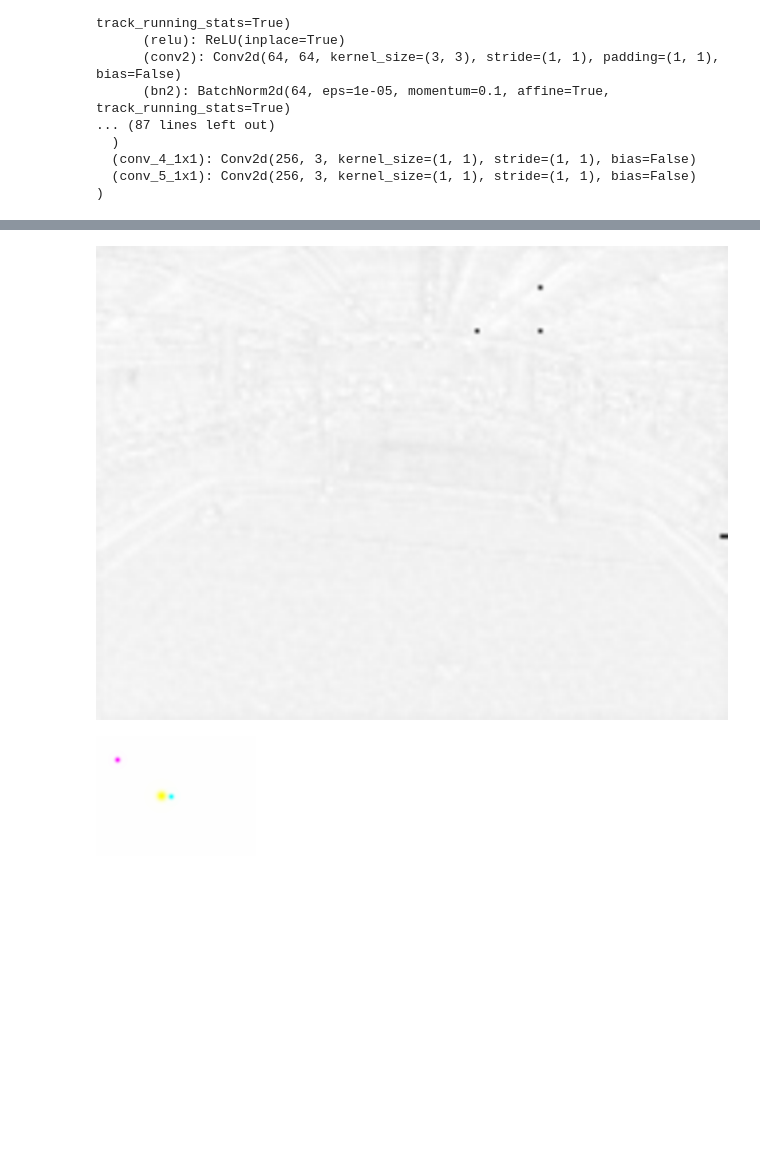
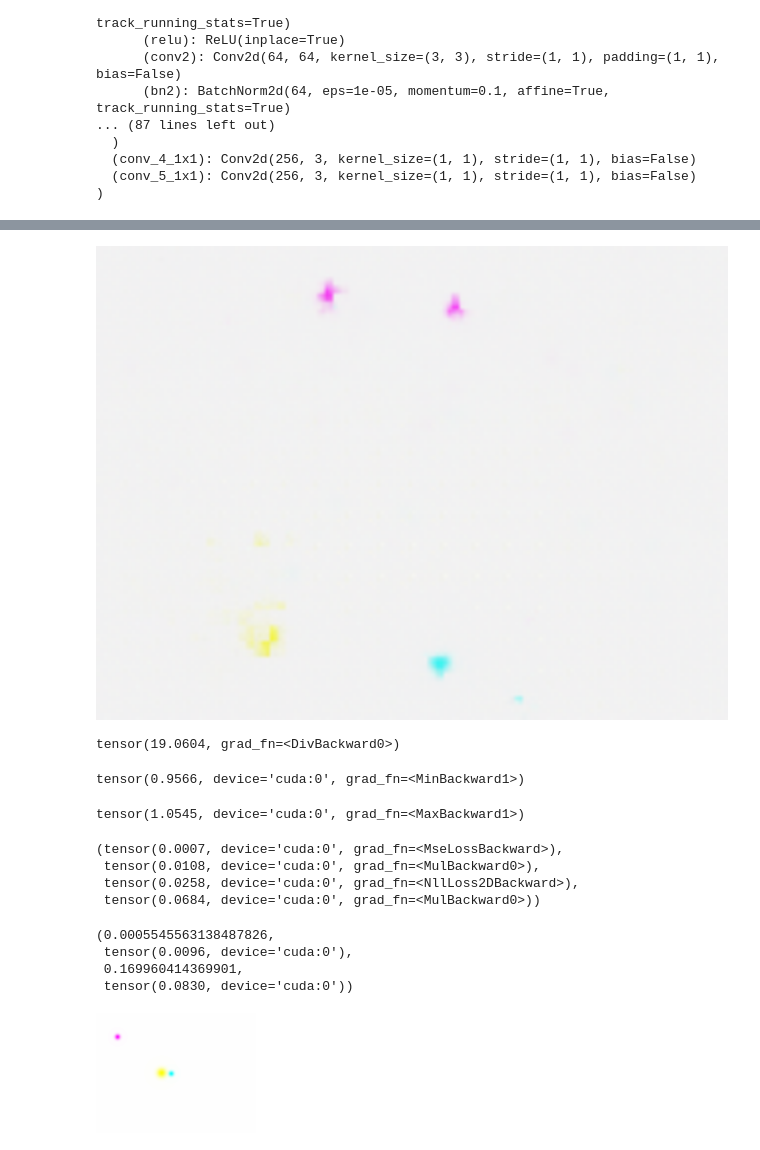
Before and after one commit to aakash2121995/Cuda-Vision-Lab, a Jupyter notebook: Project/Training.ipynb, the cells around one changed output, grey strips where cells are left out. Drawn from its saved outputs; the diff is of its cells as text; code cells hidden in the pictures; blank space fills up the shorter version.

```diff
--- a/Project/Training.ipynb
+++ b/Project/Training.ipynb
@@ -98,8 +104,11 @@ NimbroNet18(
   (conv_5_1x1): Conv2d(256, 3, kernel_size=(1, 1), stride=(1, 1), bias=False)
 )
 # %%
-criterion_mse = nn.MSELoss()
 criterion_cross_ent = nn.CrossEntropyLoss()
+
+
+def mse_loss_fn(y_hat,y):
+    return ((y - y_hat)**2).sum()/y.shape[0]
 
 def total_variation_loss(y):
     return torch.sum(torch.abs(y[:, :, :, :-1] - y[:, :, :, 1:])) + torch.sum(torch.abs(y[:, :, :-1, :] - y[:, :, 1:, :]))
@@ -110,8 +119,8 @@ train_losses = []
 val_losses = []
 # %%
 nimbro_net.train()
-var_loss_weight1 = 0.000005
-var_loss_weight2 = 0.000002
+var_loss_weight1 = 0.0000005
+var_loss_weight2 = 0.0000002
 # mse_loss_weight = 20
 for epoch in range(200):
     for batch_id in range(500):
@@ -128,7 +137,7 @@ for epoch in range(200):
         _,blob = nimbro_net(images)
 
         ttl_var_blob = total_variation_loss(blob)*var_loss_weight1
-        mse_loss = criterion_mse(blob, target)
+        mse_loss = mse_loss_fn(blob, target)
         blob_loss = ttl_var_blob + mse_loss
         blob_loss.backward()
 
@@ -171,7 +180,7 @@ for epoch in range(200):
 
             # Forward pass only to get logits/output
             _,blob = nimbro_net(images)
-            val_loss +=   (criterion_mse(blob,target).item()-val_loss)/(k+1)
+            val_loss +=   (mse_loss_fn(blob,target).item()-val_loss)/(k+1)
             tot_var_loss_blob += (total_variation_loss(blob) - tot_var_loss_blob)/(k+1)
 
         for k,(images, target) in enumerate(val_seg_loader):
@@ -190,7 +199,7 @@ for epoch in range(200):
     # Print Loss
     tot_var_loss_blob *= var_loss_weight1
     tot_var_loss_seg  *= var_loss_weight2
-    print(f'\tValidation MSE Loss: {val_loss:.4}\tCross Entropy: {seg_loss:.4}')
+    print(f'\tValidation MSE Loss: {val_loss:.3f}\tCross Entropy: {seg_loss:.3f}')
     print(f'\tVariance Loss Blobs:{tot_var_loss_blob:.3}\tVariance Loss Seg:{tot_var_loss_seg:.2}\n--------------------------------------------------------------\n')
     val_losses.append((val_loss,tot_var_loss_blob,seg_loss,tot_var_loss_seg))
     nimbro_net.train()
@@ -199,3 +224,6 @@ i=445
+# %%
+i=87
+ds = test_seg_dataset
 # %%
-seg,blob = nimbro_net(train_dataset[i][0].unsqueeze(0).cuda())
+seg,blob = nimbro_net(ds[i][0].unsqueeze(0).cuda())
 # %%
@@ -213,7 +241,34 @@ TF.resize(TF.to_pil_image(seg.cpu()[0].argmax(0)/2.0),(480,640))
 # %%
-TF.resize(TF.to_pil_image(blob.cpu()[0,0]/2.1),(480,640))
+TF.resize(TF.to_pil_image(blob.cpu()[0]-0.05),(480,640))
 # %% [output]
-[figure, old version]
+[figure, new version]
+# %%
+((train_dataset[i][1][0] - blob[0].cpu())**2).sum()/blob.shape[0]
+# %% [output]
+tensor(19.0604, grad_fn=<DivBackward0>)
+# %%
+blob[0]
+# %% [output]
+tensor(0.9566, device='cuda:0', grad_fn=<MinBackward1>)
+# %%
+blob.max()
+# %% [output]
+tensor(1.0545, device='cuda:0', grad_fn=<MaxBackward1>)
+# %%
+
+train_losses[-1]
+# %% [output]
+(tensor(0.0007, device='cuda:0', grad_fn=<MseLossBackward>),
+ tensor(0.0108, device='cuda:0', grad_fn=<MulBackward0>),
+ tensor(0.0258, device='cuda:0', grad_fn=<NllLoss2DBackward>),
+ tensor(0.0684, device='cuda:0', grad_fn=<MulBackward0>))
+# %%
+val_losses[-1]
+# %% [output]
+(0.0005545563138487826,
+ tensor(0.0096, device='cuda:0'),
+ 0.169960414369901,
+ tensor(0.0830, device='cuda:0'))
 # %%
 images, target = next(iter(train_blob_loader))
 # %%
```
Also changed, not shown: parts of 11 cells of this notebook, 1 other file.
